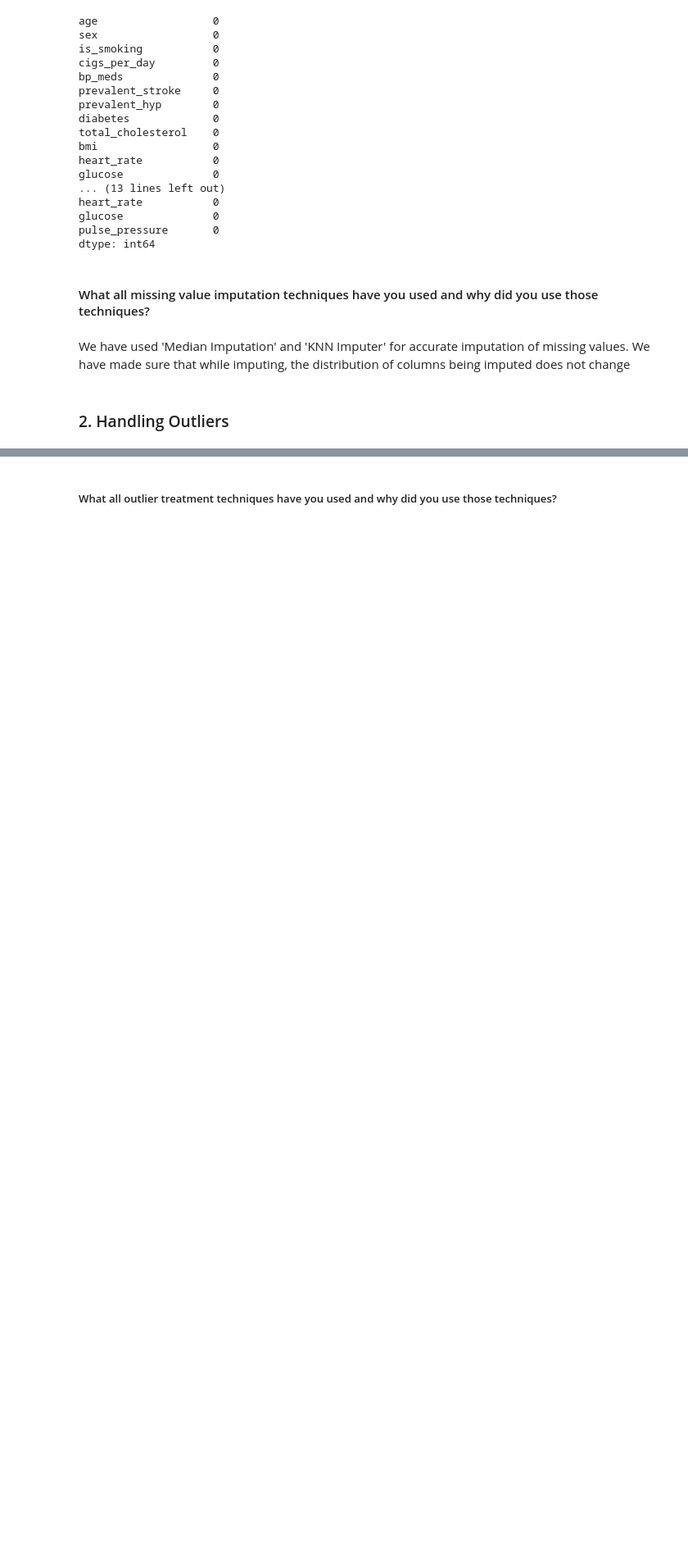
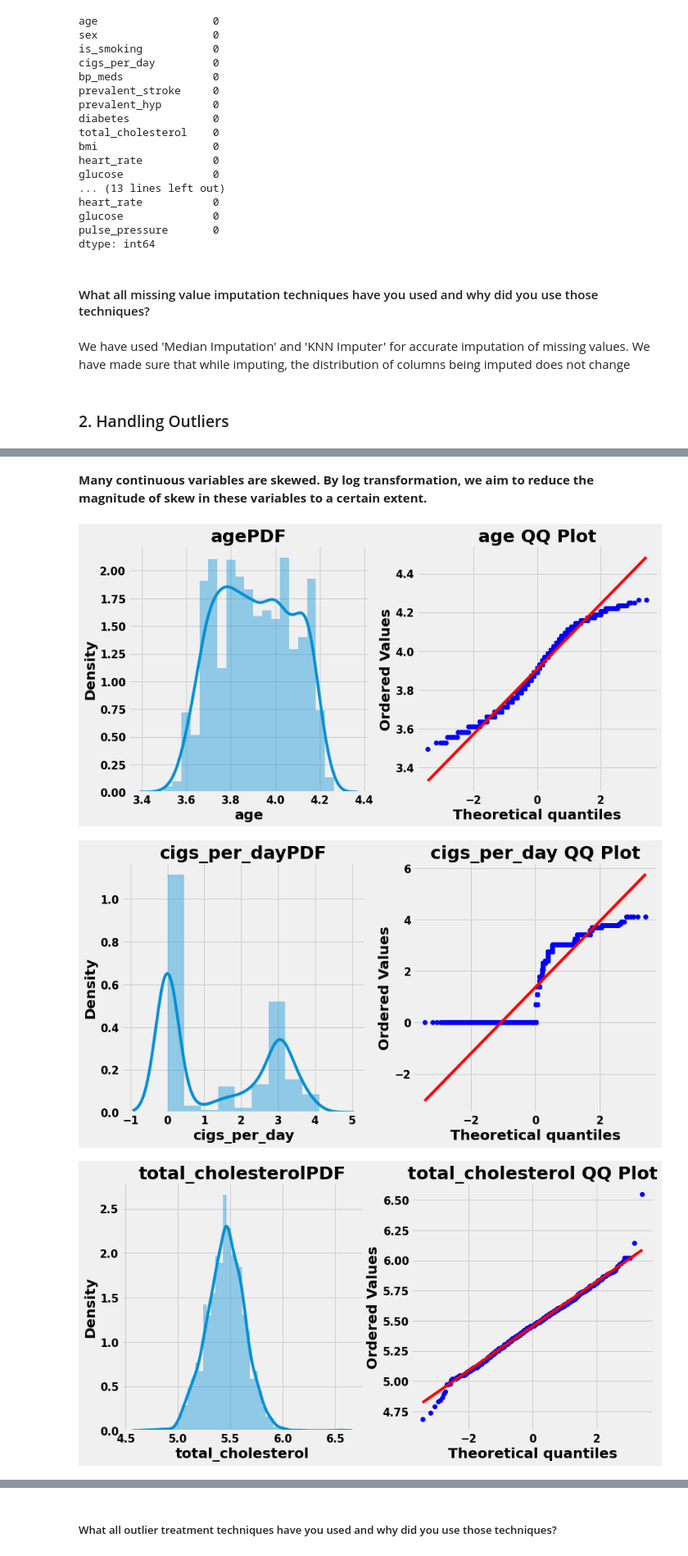
Before and after one commit to 7-sumit/Cardiovascular-Risk-Prediction, a Jupyter notebook: Cardiovascular_Risk_Prediction.ipynb, the cells around one changed output, grey strips where cells are left out. Shown at 82% size. Cells and saved outputs as stored; diff of their text form; code cells hidden in the pictures; blank space fills up the shorter version.

```diff
--- a/Cardiovascular_Risk_Prediction.ipynb
+++ b/Cardiovascular_Risk_Prediction.ipynb
@@ -1086,0 +1127,2 @@ We have used 'Median Imputation' and 'KNN Imputer' for accurate imputation of mi
+# %% [markdown]
+**Many continuous variables are skewed. By log transformation, we aim to reduce the magnitude of skew in these variables to a certain extent.**
@@ -1086,0 +1138,16 @@ We have used 'Median Imputation' and 'KNN Imputer' for accurate imputation of mi
+# %%
+# checking for distribution in continuous features in train data
+for col in num_col:
+  plt.figure(figsize=(12,6))
+  plt.subplot(121)
+  sns.distplot(X_train[col])
+  plt.title(col+'PDF')
+
+  plt.subplot(122)
+  stats.probplot(X_train[col],dist='norm',plot=plt)
+  plt.title(col+' QQ Plot')
+  plt.show()
+# %% [output]
+[figure, added]
+[figure, added]
+[figure, added]
```
Also changed, not shown: parts of 32 cells of this notebook.
